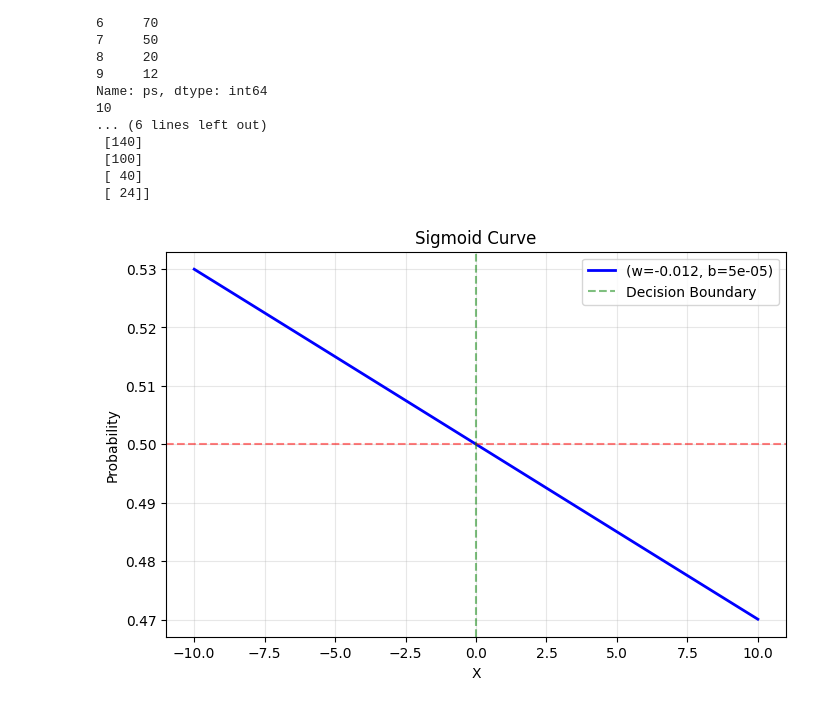
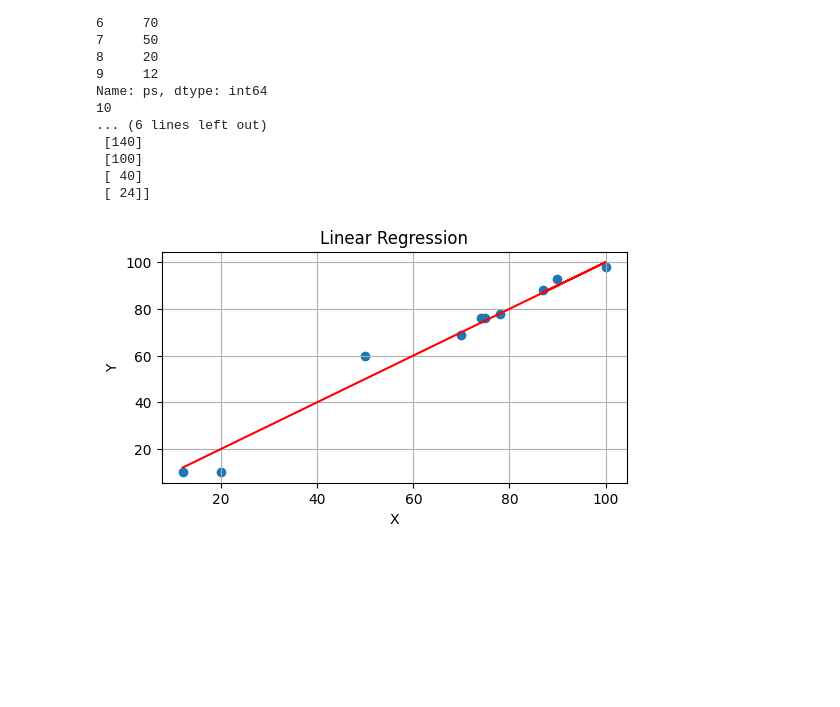
Before and after one commit to madrlibr/Machine-Learning-Exp, a Jupyter notebook: lab/plotting.ipynb, the cells around one changed output. Drawn from its saved outputs; the diff is of its cells as text; code cells hidden in the pictures; blank space fills up the shorter version.

```diff
--- a/lab/plotting.ipynb
+++ b/lab/plotting.ipynb
@@ -37,6 +40,6 @@ Name: ps, dtype: int64
  [ 40]
  [ 24]]
 # %%
-LogisticPlot(weight=-0.012, bias=0.00005)
+LinearPlot(weight=0.9998241646504945, bias=0.013140227226811897, X=X, Y=Y)
 # %% [output]
-[figure, old version]
+[figure, new version]
```
Also changed, not shown: parts of 5 cells of this notebook, 10 other files.
